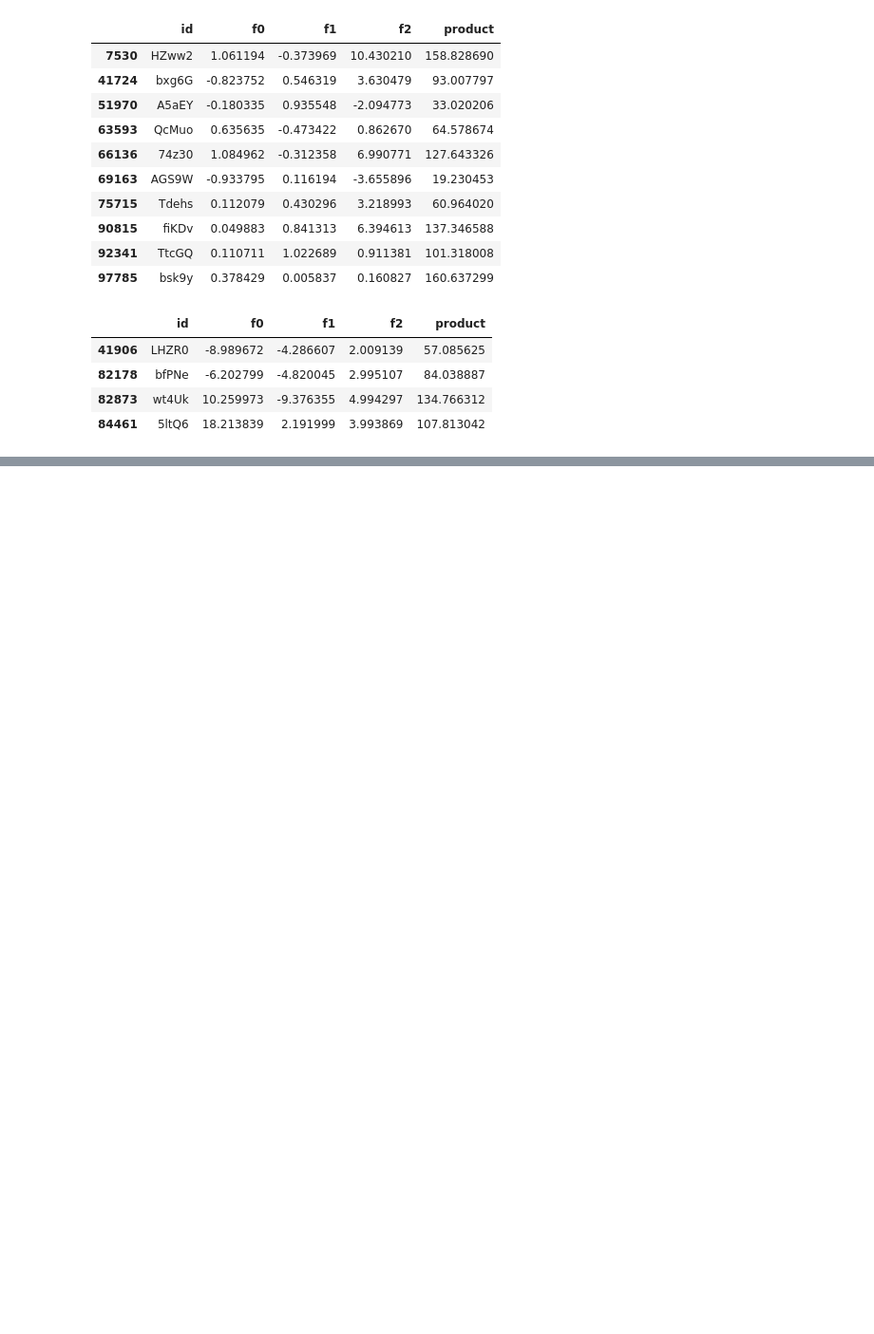
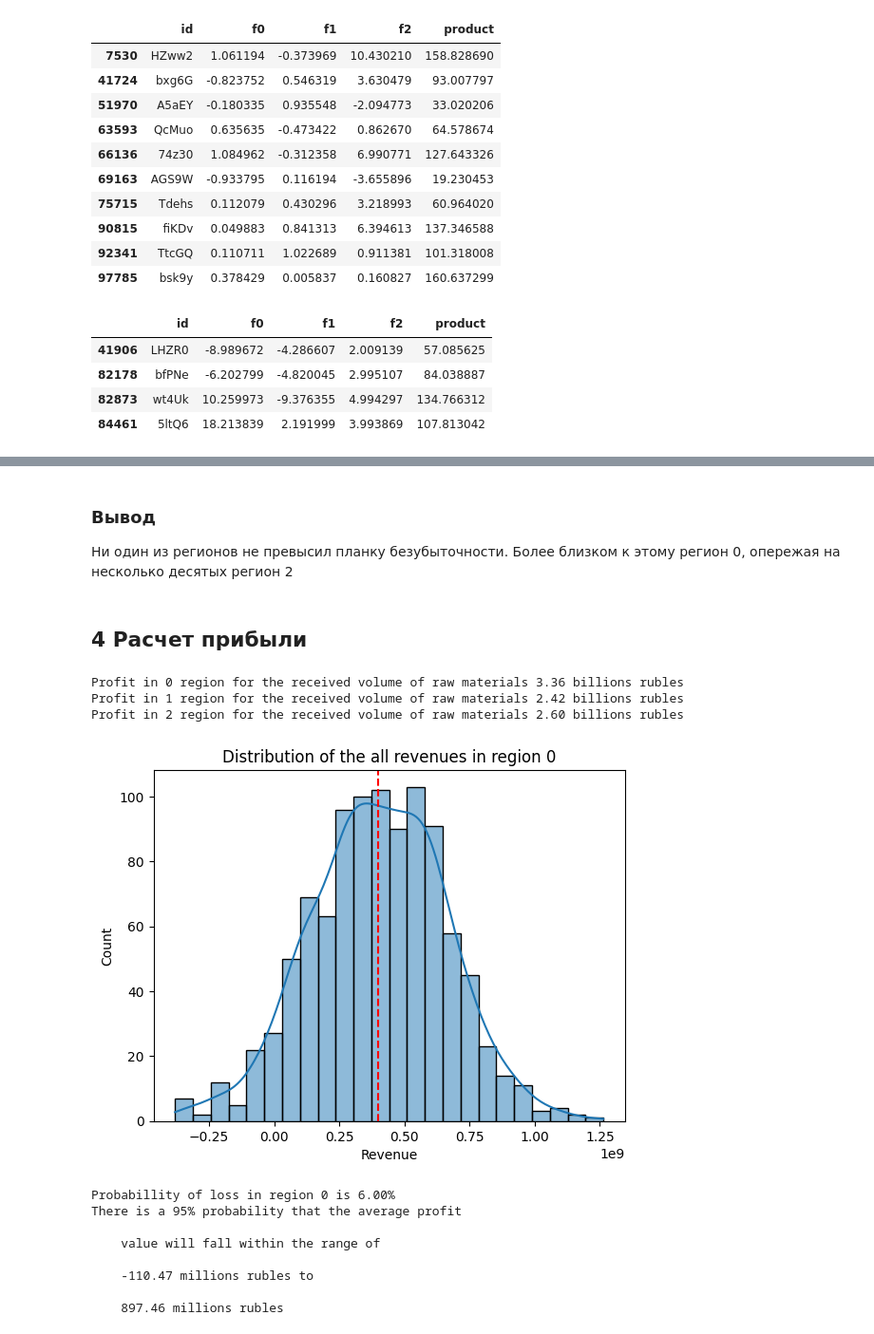
Before and after one commit to ludryb/student_project, a Jupyter notebook: 08_ml_for_bissnes/oil_well.ipynb, the cells around one changed output, grey strips where cells are left out. Shown: that part at 95% size. Saved outputs shown, nothing was run; the diff lists cells and outputs as text; code cells hidden in the pictures; blank space fills up the shorter version.

```diff
--- a/08_ml_for_bissnes/oil_well.ipynb
+++ b/08_ml_for_bissnes/oil_well.ipynb
@@ -231,0 +284,5 @@ df_1[df_1.id.duplicated()]
+# %%
+# get from the function metrics, predictions, true values and dataframe
+r2_0, rmse_0, prediction_0, y_test_0, predict_test_0 = linear_model(df_0)
+r2_1, rmse_1, prediction_1, y_test_1, predict_test_1 = linear_model(df_1)
+r2_2, rmse_2, prediction_2, y_test_2, predict_test_2 = linear_model(df_2)
@@ -231,0 +352,5 @@ df_1[df_1.id.duplicated()]
+# %% [markdown]
+### Вывод
+Ни один из регионов не превысил планку безубыточности. Более близком к этому регион 0, опережая на несколько десятых регион 2
+# %% [markdown]
+## 4 Расчет прибыли
@@ -231,0 +363,54 @@ df_1[df_1.id.duplicated()]
+# %%
+# display the number of profit for each datasets
+for i, name in enumerate([predict_test_0, predict_test_1, predict_test_2]):
+    print(f"""Profit in {i} region for the received volume of raw materials \
+{revenue(name) / 10**9:,.2f} billions rubles""")
+# %% [output]
+Profit in 0 region for the received volume of raw materials 3.36 billions rubles
+Profit in 1 region for the received volume of raw materials 2.42 billions rubles
+Profit in 2 region for the received volume of raw materials 2.60 billions rubles
+# %%
+def distribution(data_pt, number, iterator=1000):
+
+    # create an empty list to store the revenue values
+    values = []
+
+    # iterate 1000 times to simulate different samples and calculate revenue
+    for i in range(iterator):
+        # sample with replacement to simulate different stations being selected each time
+        sample_test = data_pt.sample(
+            n=ALL_STATIONS, replace=True, random_state=state)
+        # calculate the revenue for this sample and add it to the list
+        values.append(revenue(sample_test))
+
+    # convert the list to a pandas Series for easier analysis and plotting
+    distrube_revenue = pd.Series(values)
+    # calculate the probability of loss (revenue < 0)
+    loss_percent = (distrube_revenue < 0).mean()
+    # plot a histogram of the revenue values
+    sns.histplot(data=distrube_revenue, kde=True)
+    # add a vertical line for the mean revenue
+    plt.axvline(distrube_revenue.mean(), color='r', linestyle='--')
+    # add a title and axis labels to the plot
+    plt.title(f"Distribution of the all revenues in region {number}")
+    plt.xlabel("Revenue")
+    plt.show()
+    # print the probability of loss and the range of the 95% confidence interval for the mean revenue
+    print_loss = f"Probabillity of loss in region {number} is {loss_percent:.2%}"
+    print_interval = f"""There is a 95% probability that the average profit \n
+    value will fall within the range of \n
+    {distrube_revenue.quantile(0.025) / 10**6:,.2f} millions rubles to \n
+    {distrube_revenue.quantile(0.975) / 10**6:,.2f} millions rubles"""
+    print(print_loss, print_interval, sep="\n")
+# %%
+distribution(predict_test_0, 0)
+# %% [output]
+[figure, added]
+Probabillity of loss in region 0 is 6.00%
+There is a 95% probability that the average profit
+
+    value will fall within the range of
+
+    -110.47 millions rubles to
+
+    897.46 millions rubles
```
Also changed, not shown: parts of 27 cells of this notebook, 2 other files.
